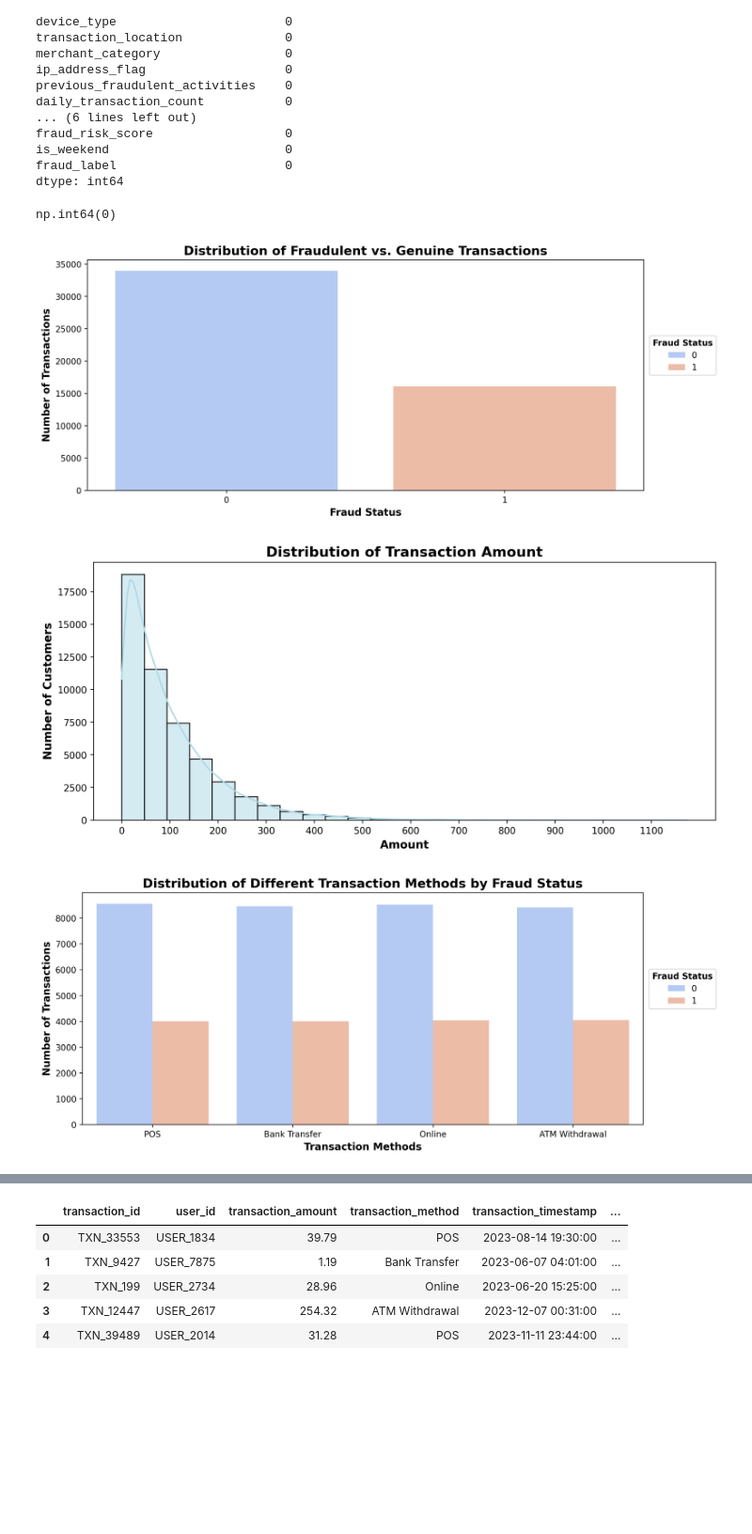
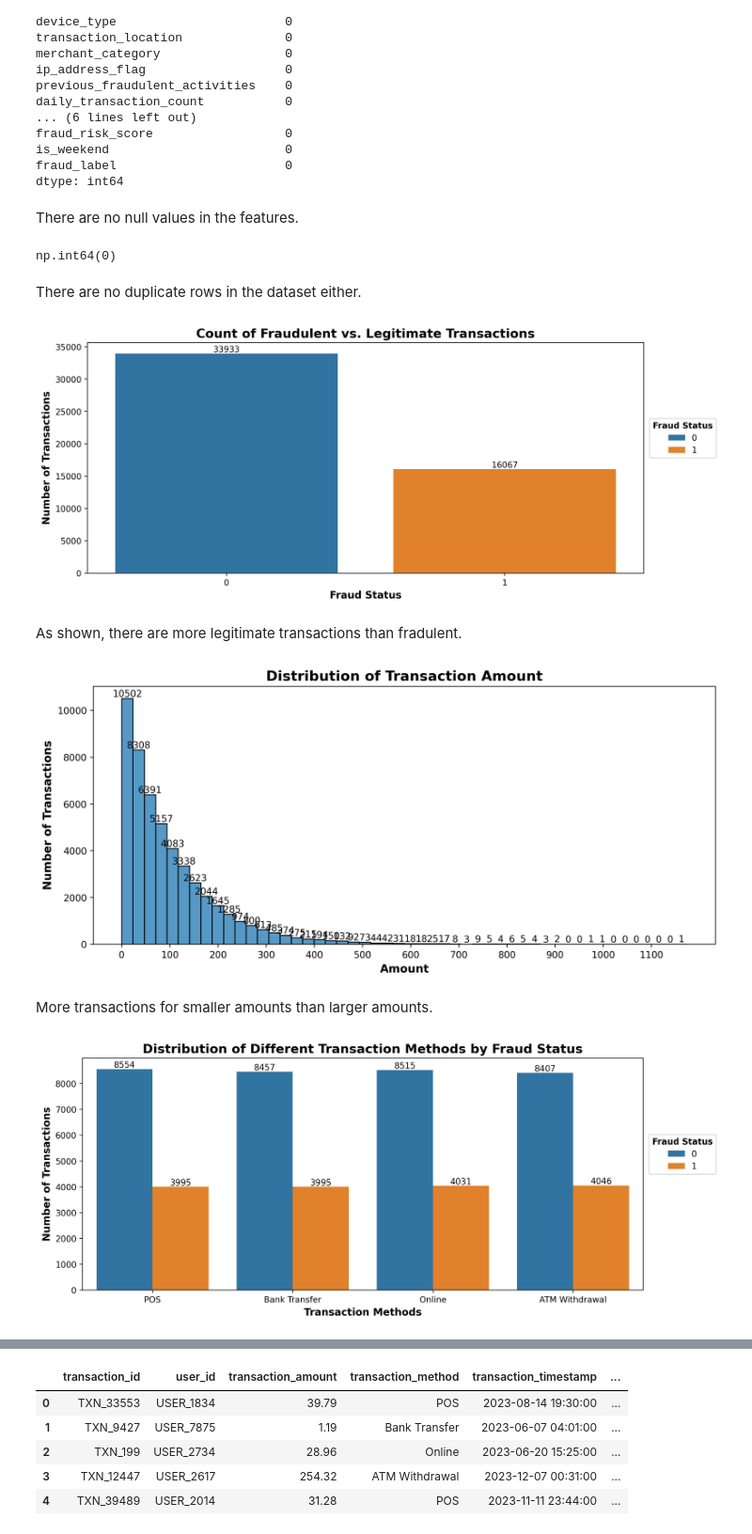
Before and after one commit to mshodge/fraud_mlops, a Jupyter notebook: notebooks/eda.ipynb, the cells around one changed output, grey strips where cells are left out. Shown at 94% size. Cells and saved outputs as stored; diff of their text form; code cells hidden in the pictures; blank space fills up the shorter version.

```diff
--- a/notebooks/eda.ipynb
+++ b/notebooks/eda.ipynb
@@ -25,7 +26,7 @@ plt.rcParams["axes.labelweight"] = 'bold'
 pd.set_option("display.max_columns", None)
 # %%
 # Reading data from the file: 'synthetic_fraud_dataset.csv'
-df = pd.read_csv("data/synthetic_fraud_dataset.csv")
+df = pd.read_csv("../data/synthetic_fraud_dataset.csv")
 df.head()
 # %% [output]
 |  | Transaction_ID | User_ID | Transaction_Amount | Transaction_Type | Timestamp | Account_Balance | ... |
@@ -115,66 +122,77 @@ fraud_risk_score                  0
 is_weekend                        0
 fraud_label                       0
 dtype: int64
+# %% [markdown]
+There are no null values in the features.
 # %%
 # Checking the number of duplicate rows
 df.duplicated().sum()
 # %% [output]
 np.int64(0)
+# %% [markdown]
+There are no duplicate rows in the dataset either.
 # %%
 # Checking the number of fraudulent transactions compared to genuine ones
 ax = sns.countplot(
     data = df,
     x = "fraud_label",
-    hue = "fraud_label",
-    palette = 'coolwarm',
-    dodge = False
+    hue = "fraud_label"
 )
 
+ax.bar_label(ax.containers[0], label_type='edge')
+ax.bar_label(ax.containers[1], label_type='edge')
+
 # Adding title and labels to the plot
-plt.title("Distribution of Fraudulent vs. Genuine Transactions")
+plt.title("Count of Fraudulent vs. Legitimate Transactions")
 plt.xlabel("Fraud Status")
 plt.ylabel("Number of Transactions")
 
 # Setting location of the legend
 plt.legend(title = "Fraud Status", title_fontproperties = {"weight":"bold"}, loc = (1.01, 0.5));
 # %% [output]
-[figure, old version]
+[figure, new version]
+# %% [markdown]
+As shown, there are more legitimate transactions than fradulent.
 # %%
 # Checking the distribution of transaction amount
-sns.histplot(
+ax = sns.histplot(
     data = df,
     x = "transaction_amount",
-    bins = 25,
-    kde = True,
-    color = "lightblue"
+    bins = 50
 )
+
+ax.bar_label(ax.containers[0], label_type='edge')
 
 # Adding title and labels to the plot
 plt.title("Distribution of Transaction Amount")
 plt.xlabel("Amount")
-plt.ylabel("Number of Customers")
+plt.ylabel("Number of Transactions")
 
 # Changing the Xtick values
 min_value = int(df['transaction_amount'].min())
 max_value = int(df['transaction_amount'].max())
 plt.xticks(range(min_value, max_value, 100));
 # %% [output]
-[figure, old version]
+[figure, new version]
+# %% [markdown]
+More transactions for smaller amounts than larger amounts.
 # %%
 # Checking the distribution of different transaction methods by fraud status
 ax = sns.countplot(
     data = df,
     x = "transaction_method",
-    hue = "fraud_label",
-    palette = 'coolwarm'
+    hue = "fraud_label"
 )
+
+ax.bar_label(ax.containers[0], label_type='edge')
+ax.bar_label(ax.containers[1], label_type='edge')
 
 # Adding title and labels to the plot
 plt.title("Distribution of Different Transaction Methods by Fraud Status")
 plt.xlabel("Transaction Methods")
 plt.ylabel("Number of Transactions")
 
 # Setting location of the legend
 plt.legend(title = "Fraud Status", title_fontproperties = {"weight":"bold"}, loc = (1.01, 0.5));
 # %% [output]
-[figure, old version]
+[figure, new version]
```
Also changed, not shown: parts of 29 cells of this notebook.
